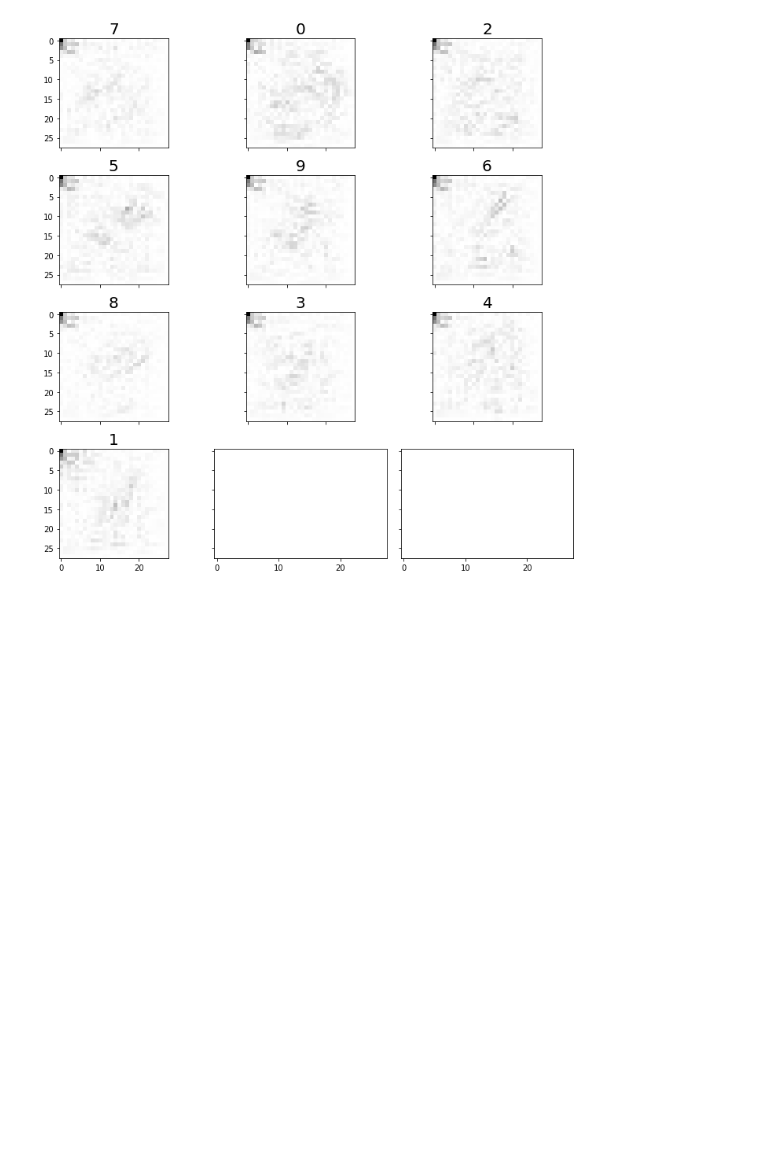
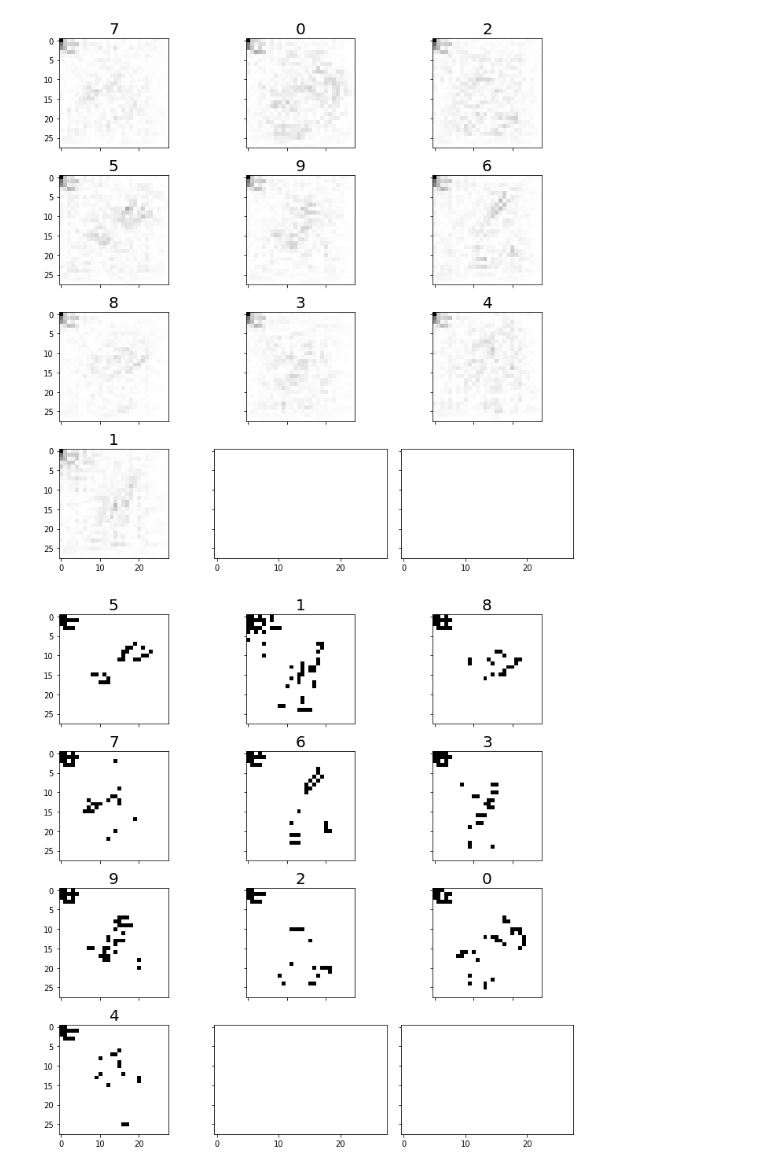
Before and after one commit to edublancas/trojan-defender, a Jupyter notebook: experiments/saliency-new.ipynb, the cells around one changed output. Cells and saved outputs as stored; diff of their text form; code cells hidden in the pictures; blank space fills up the shorter version.

```diff
--- a/experiments/saliency-new.ipynb
+++ b/experiments/saliency-new.ipynb
@@ -149,3 +149,7 @@ plot.grid(sms2, labels=range(10))
 plot.grid(np.abs(sms2), labels=range(10))
 # %% [output]
 [figure]
+# %%
+plot.grid(np.abs(sms2) > 1, labels=range(10))
+# %% [output]
+[figure, added]
```
Also changed, not shown: parts of 3 cells of this notebook.
